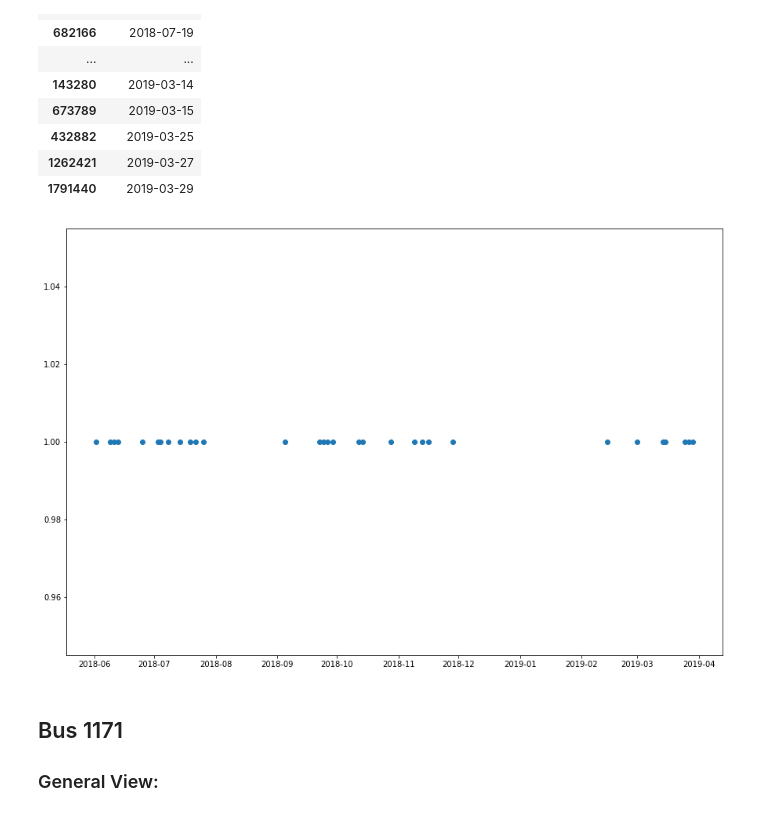
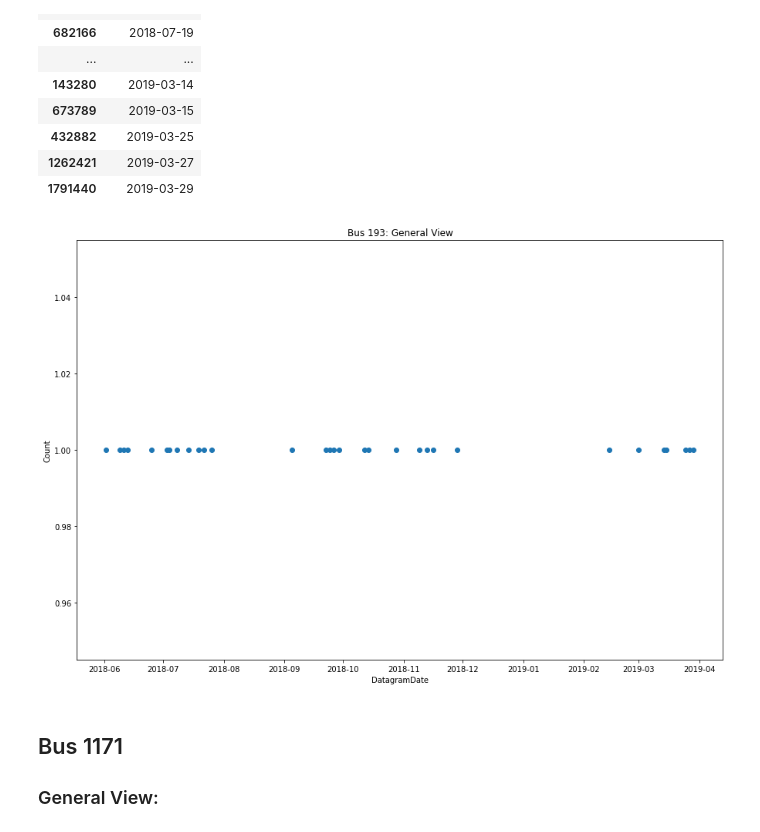
Before and after one commit to manuelq12/PDG-AVIOM-BUS_DIGITAL_TWIN, a Jupyter notebook: Analisis_Exploratorio/Python/AnalisisExploratorio.ipynb, the cells around one changed output. Saved outputs shown, nothing was run; the diff lists cells and outputs as text; code cells hidden in the pictures.

```diff
--- a/Analisis_Exploratorio/Python/AnalisisExploratorio.ipynb
+++ b/Analisis_Exploratorio/Python/AnalisisExploratorio.ipynb
@@ -493,12 +526,15 @@ dfBus7_1
 # %%
 size = dfBus7_1.size
 y2 = [(x/x) for x in range (1,size+1)]
 x2 = dfBus7_1['DatagramDate']
 fig,ax2 = plt.subplots()
 ax2.scatter(x2,y2)
+ax2.set_xlabel("DatagramDate")
+ax2.set_ylabel("Count")
+ax2.set_title("Bus 193: General View")
 plt.show()
 # %% [output]
-[figure, old version]
+[figure, new version]
 # %% [markdown]
 ## Bus 1171
 
```
Also changed, not shown: parts of 12 cells of this notebook.
